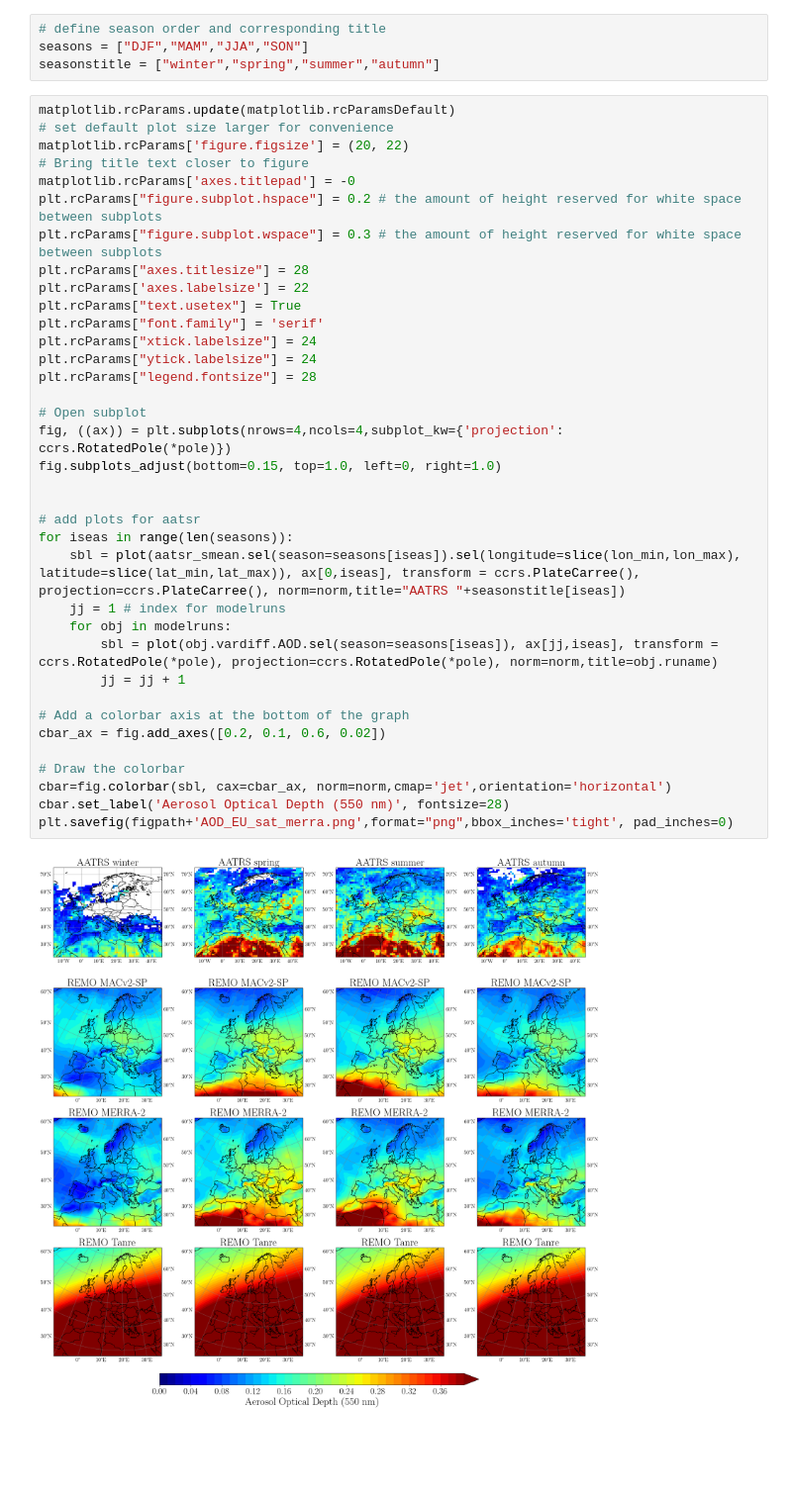
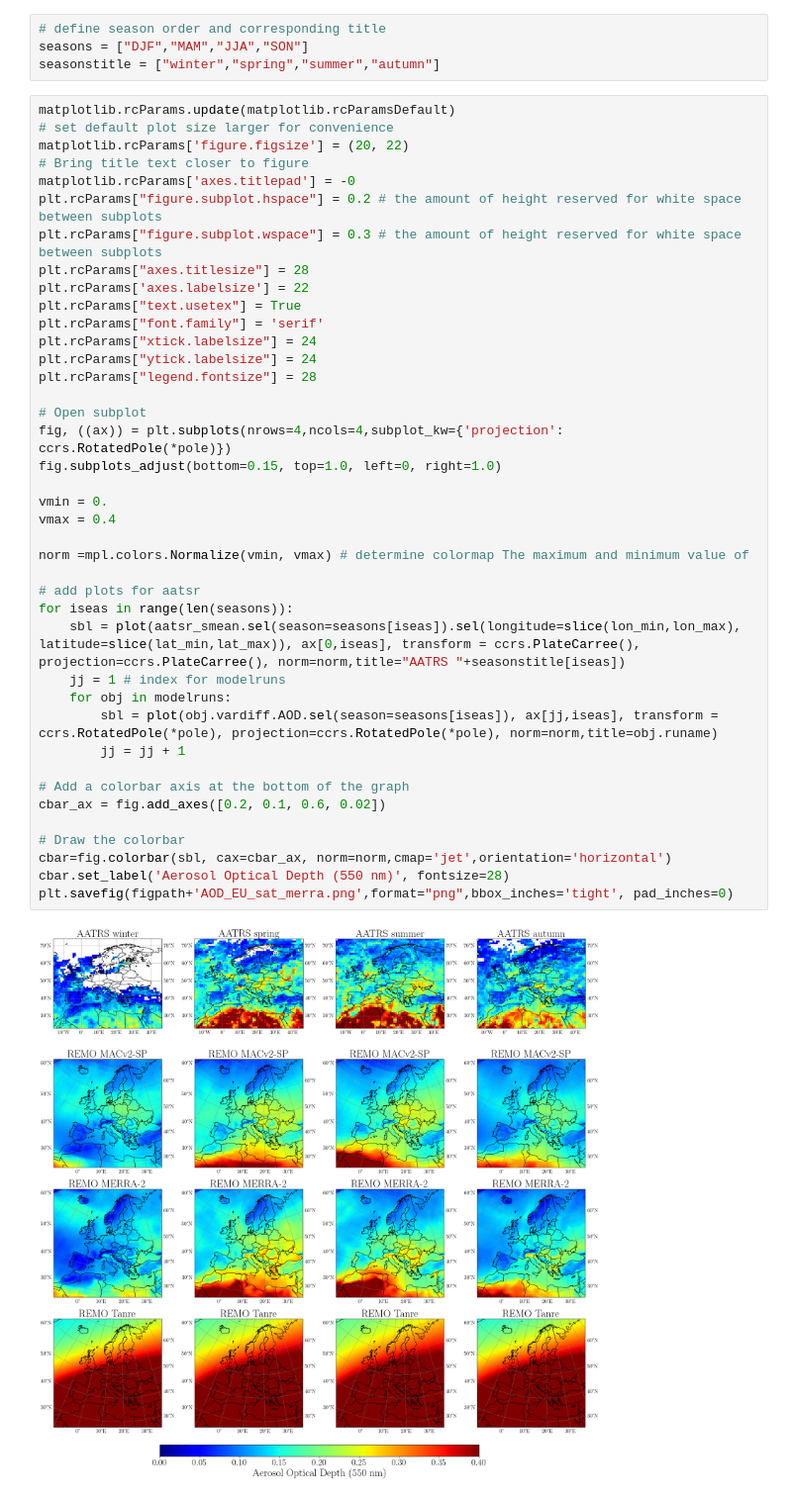
Before and after one commit to climate-service-center/remo2020-evaluation-paper, a Jupyter notebook: AOD_REMO2020.ipynb, the cells around one changed output. Shown at 99% size. Cells and saved outputs as stored; diff of their text form; blank space fills up the shorter version.

```diff
--- a/AOD_REMO2020.ipynb
+++ b/AOD_REMO2020.ipynb
@@ -99,31 +94,35 @@ plt.rcParams["figure.subplot.hspace"] = 0.2 # the amount of height reserved for
 plt.rcParams["figure.subplot.wspace"] = 0.3 # the amount of height reserved for white space between subplots
 plt.rcParams["axes.titlesize"] = 28
 plt.rcParams['axes.labelsize'] = 22
 plt.rcParams["text.usetex"] = True
 plt.rcParams["font.family"] = 'serif'
 plt.rcParams["xtick.labelsize"] = 24
 plt.rcParams["ytick.labelsize"] = 24
 plt.rcParams["legend.fontsize"] = 28
 
 # Open subplot
 fig, ((ax)) = plt.subplots(nrows=4,ncols=4,subplot_kw={'projection': ccrs.RotatedPole(*pole)})
 fig.subplots_adjust(bottom=0.15, top=1.0, left=0, right=1.0)
 
+vmin = 0.
+vmax = 0.4
+
+norm =mpl.colors.Normalize(vmin, vmax) # determine colormap The maximum and minimum value of
 
 # add plots for aatsr
 for iseas in range(len(seasons)):
     sbl = plot(aatsr_smean.sel(season=seasons[iseas]).sel(longitude=slice(lon_min,lon_max), latitude=slice(lat_min,lat_max)), ax[0,iseas], transform = ccrs.PlateCarree(), projection=ccrs.PlateCarree(), norm=norm,title="AATRS "+seasonstitle[iseas])
     jj = 1 # index for modelruns
     for obj in modelruns:
         sbl = plot(obj.vardiff.AOD.sel(season=seasons[iseas]), ax[jj,iseas], transform = ccrs.RotatedPole(*pole), projection=ccrs.RotatedPole(*pole), norm=norm,title=obj.runame)
         jj = jj + 1
 
 # Add a colorbar axis at the bottom of the graph
 cbar_ax = fig.add_axes([0.2, 0.1, 0.6, 0.02])
 
 # Draw the colorbar
 cbar=fig.colorbar(sbl, cax=cbar_ax, norm=norm,cmap='jet',orientation='horizontal')
 cbar.set_label('Aerosol Optical Depth (550 nm)', fontsize=28)
 plt.savefig(figpath+'AOD_EU_sat_merra.png',format="png",bbox_inches='tight', pad_inches=0)
 # %% [output]
-[figure, old version]
+[figure, new version]
```
Also changed, not shown: parts of 4 cells of this notebook, 7 other files.
